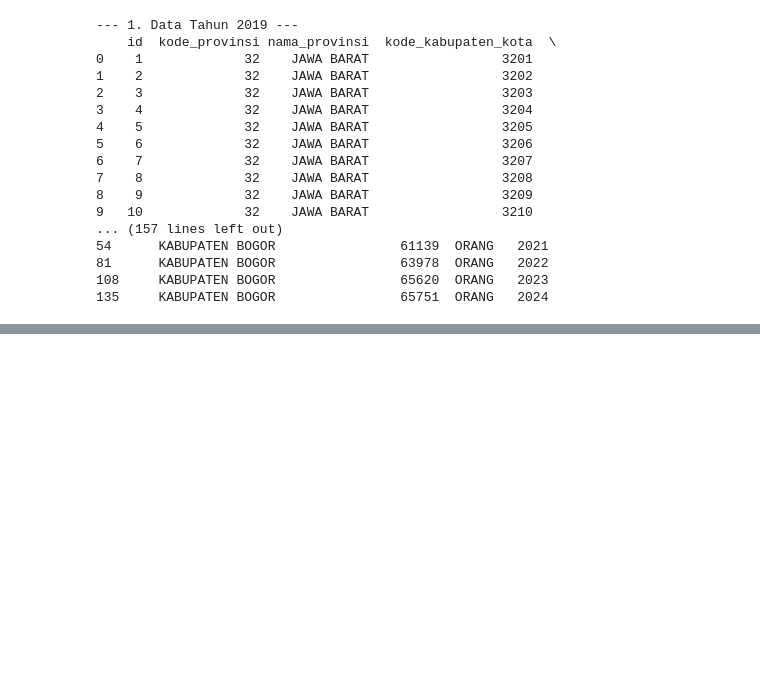
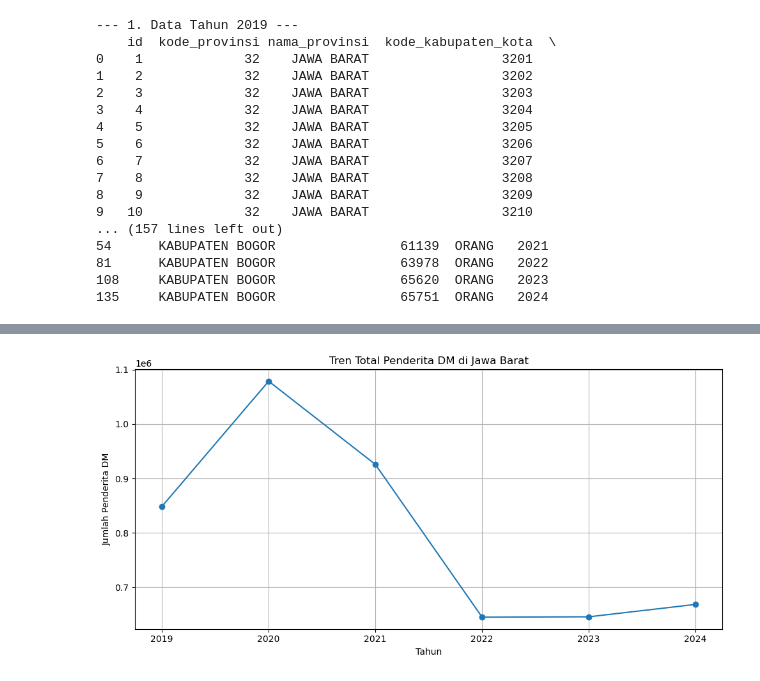
Before and after one commit to Rhyred/kelompok-IPYNB, a Jupyter notebook: kelompok.ipynb, the cells around one changed output, grey strips where cells are left out. Saved outputs shown, nothing was run; the diff lists cells and outputs as text; code cells hidden in the pictures; blank space fills up the shorter version.

```diff
--- a/kelompok.ipynb
+++ b/kelompok.ipynb
@@ -188,17 +227,22 @@ NameError: name 'total_tahun_series' is not defined
+# %%
+total_per_tahun = (
+    df.groupby('tahun')['jumlah_penderita_dm']
+    .sum()
+    .reset_index()
+)
 # %%
-# Bar Chart Top 10 (2019)
-plt.figure(figsize=(10, 6))
-plt.barh(top_10_2019['nama_kabupaten_kota'], top_10_2019['jumlah_penderita_dm'], color='skyblue')
-plt.xlabel('Jumlah Penderita')
-plt.title('10 Kabupaten/Kota Tertinggi (2019)')
-plt.gca().invert_yaxis() # Membalik urutan agar yang tertinggi di atas
+plt.figure(figsize=(10, 5))
+plt.plot(
+    total_per_tahun['tahun'],
+    total_per_tahun['jumlah_penderita_dm'],
+    marker='o'
+)
+plt.title('Tren Total Penderita DM di Jawa Barat')
+plt.xlabel('Tahun')
+plt.ylabel('Jumlah Penderita DM')
+plt.grid(True)
+plt.xticks(total_per_tahun['tahun'])
 plt.tight_layout()
 plt.show()
-
-# Grafik 2: Line Chart Tren Tahunan
-plt.figure(figsize=(10, 5))
-plt.plot(total_per_tahun['tahun'], total_per_tahun['jumlah_penderita_dm'], marker='o', linestyle='-', color='red')
-plt.title('Tren Total Penderita DM Jawa Barat')
-plt.grid(True)
-plt.xticks(total_per_tahun['tahun'])
-plt.show()
+# %% [output]
+[figure, added]
```
Also changed, not shown: parts of 10 cells of this notebook.
